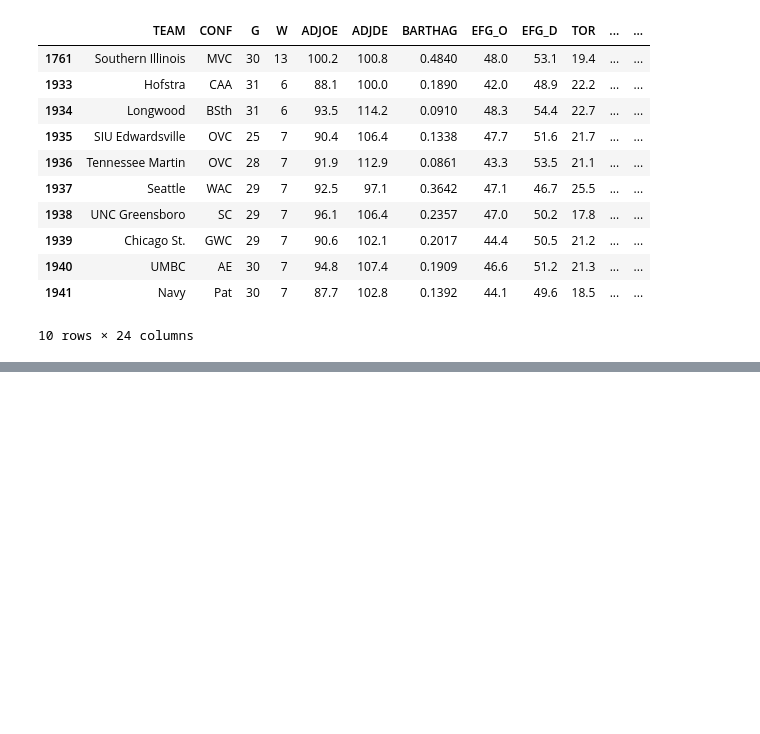
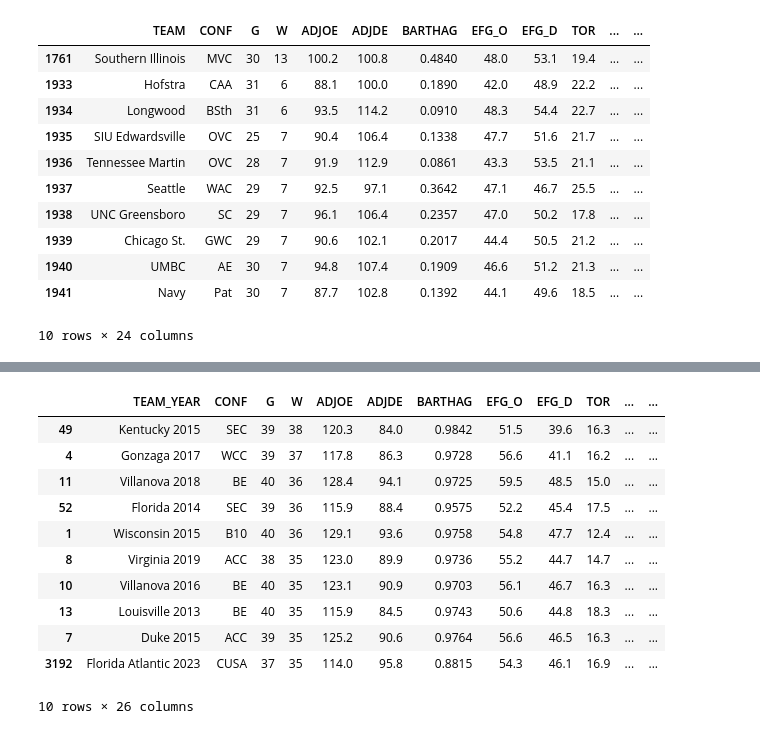
Before and after one commit to jbarns14/does_defense_win_championships, a Jupyter notebook: data_exploration.ipynb, the cells around one changed output, grey strips where cells are left out. Saved outputs shown, nothing was run; the diff lists cells and outputs as text; code cells hidden in the pictures; blank space fills up the shorter version.

```diff
--- a/data_exploration.ipynb
+++ b/data_exploration.ipynb
@@ -47,0 +87,25 @@ cbb[cbb['YEAR'] == 2013]
+# %%
+# Create column TEAM_YEAR so that teams aren't aggregated over seasons
+df['TEAM_YEAR'] = df['TEAM'] + " " + df['YEAR'].astype(str)
+
+# Reorder columns so TEAM_YEAR is at the start
+cols = ['TEAM_YEAR'] + [col for col in df if col not in ['TEAM_YEAR', 'TEAM']] + ['TEAM']
+df = df[cols]
+
+# Create binary column CHAMP to show if team won championship or not
+df['CHAMP'] = df['POSTSEASON'].apply(lambda x: 1 if x == 'Champions' else 0)
+
+df.head(10)
+# %% [output]
+|  | TEAM_YEAR | CONF | G | W | ADJOE | ADJDE | BARTHAG | EFG_O | EFG_D | TOR | ... | ... |
+| 49 | Kentucky 2015 | SEC | 39 | 38 | 120.3 | 84.0 | 0.9842 | 51.5 | 39.6 | 16.3 | ... | ... |
+| 4 | Gonzaga 2017 | WCC | 39 | 37 | 117.8 | 86.3 | 0.9728 | 56.6 | 41.1 | 16.2 | ... | ... |
+| 11 | Villanova 2018 | BE | 40 | 36 | 128.4 | 94.1 | 0.9725 | 59.5 | 48.5 | 15.0 | ... | ... |
+| 52 | Florida 2014 | SEC | 39 | 36 | 115.9 | 88.4 | 0.9575 | 52.2 | 45.4 | 17.5 | ... | ... |
+| 1 | Wisconsin 2015 | B10 | 40 | 36 | 129.1 | 93.6 | 0.9758 | 54.8 | 47.7 | 12.4 | ... | ... |
+| 8 | Virginia 2019 | ACC | 38 | 35 | 123.0 | 89.9 | 0.9736 | 55.2 | 44.7 | 14.7 | ... | ... |
+| 10 | Villanova 2016 | BE | 40 | 35 | 123.1 | 90.9 | 0.9703 | 56.1 | 46.7 | 16.3 | ... | ... |
+| 13 | Louisville 2013 | BE | 40 | 35 | 115.9 | 84.5 | 0.9743 | 50.6 | 44.8 | 18.3 | ... | ... |
+| 7 | Duke 2015 | ACC | 39 | 35 | 125.2 | 90.6 | 0.9764 | 56.6 | 46.5 | 16.3 | ... | ... |
+| 3192 | Florida Atlantic 2023 | CUSA | 37 | 35 | 114.0 | 95.8 | 0.8815 | 54.3 | 46.1 | 16.9 | ... | ... |
+10 rows × 26 columns
```
Also changed, not shown: parts of 12 cells of this notebook, 3 other files.
